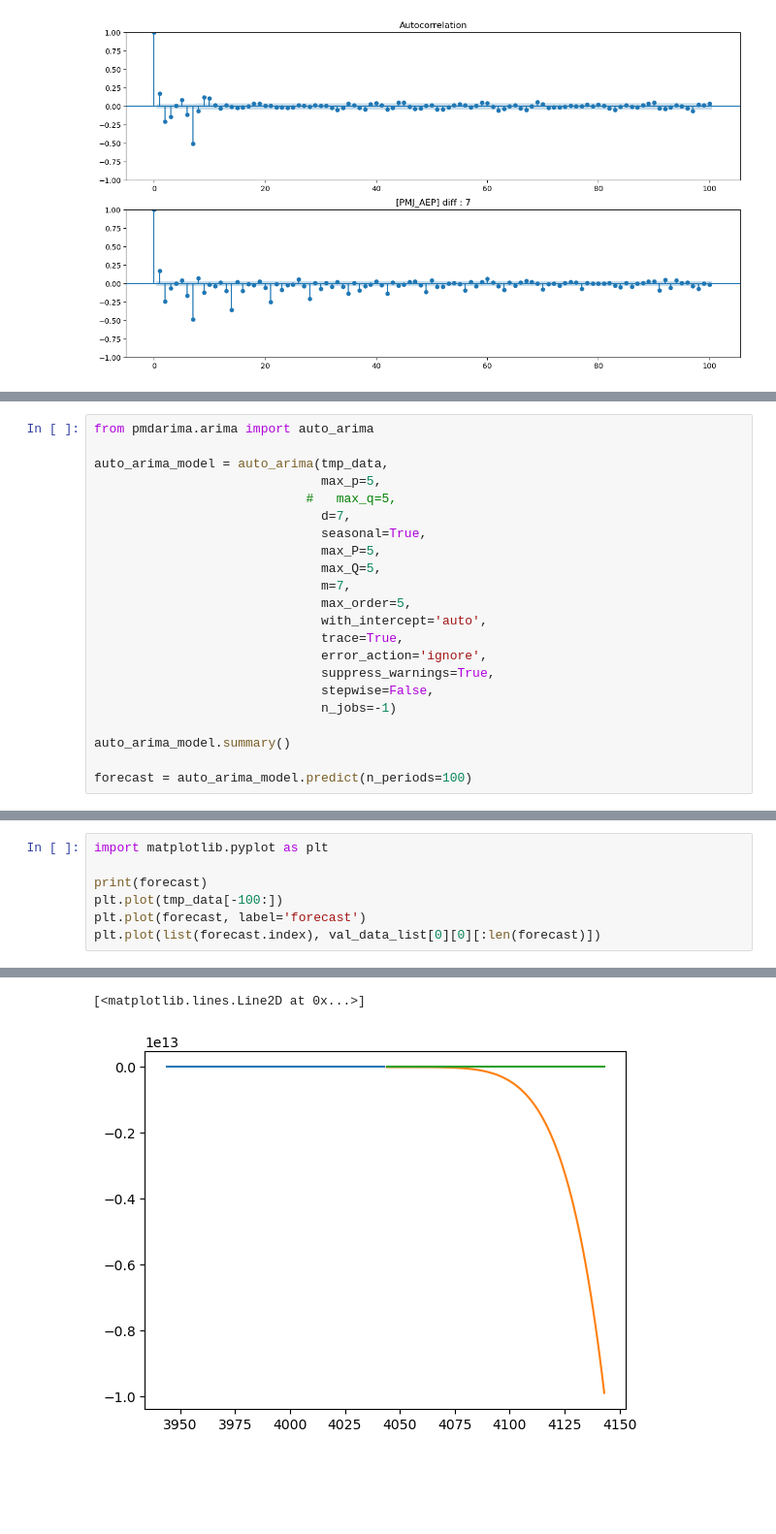
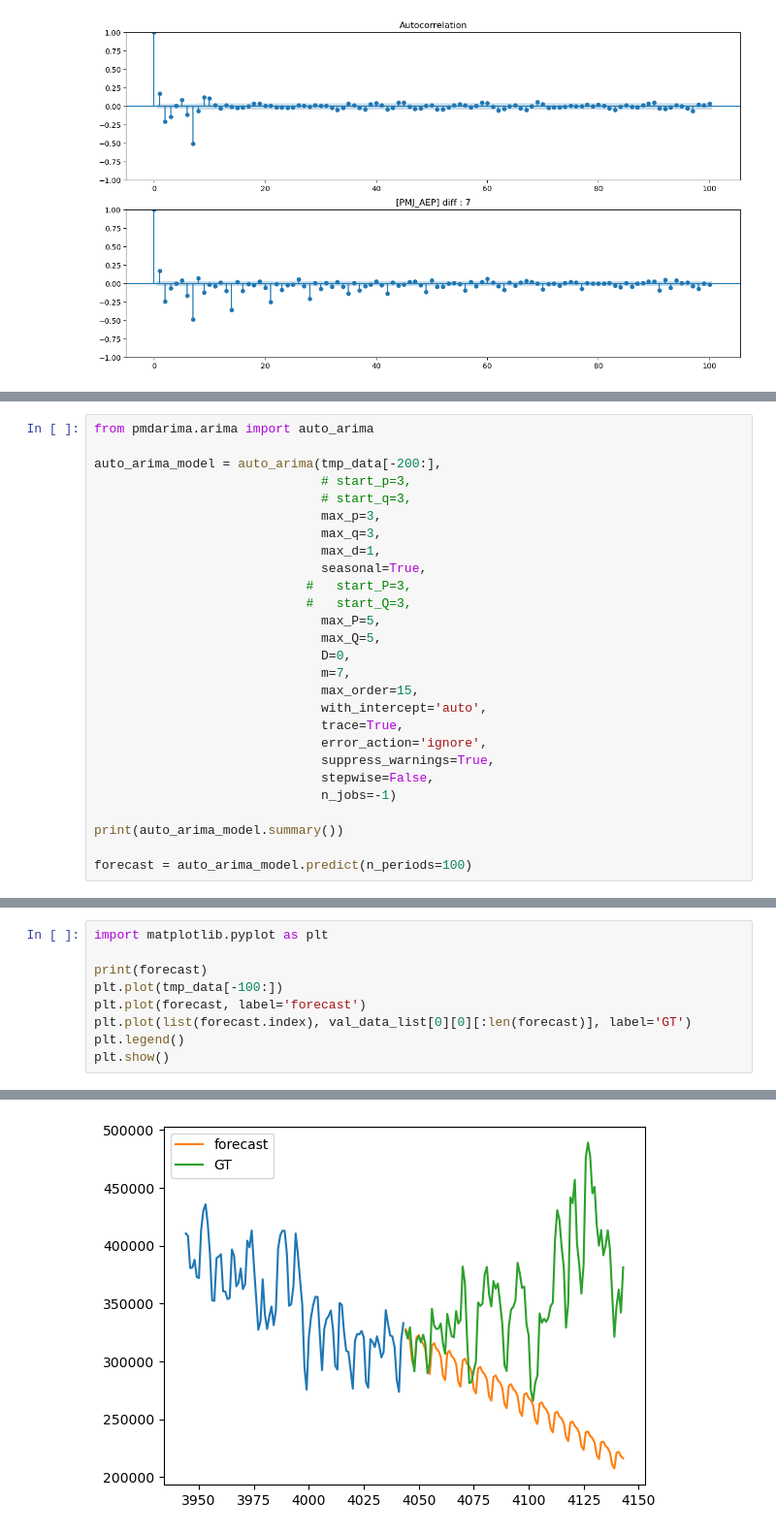
Before and after one commit to qja1998/co2_forecast, a Jupyter notebook: ARIMA/train.ipynb, the cells around one changed output, grey strips where cells are left out. Shown at 97% size. Drawn from its saved outputs; the diff is of its cells as text; blank space fills up the shorter version.

```diff
--- a/ARIMA/train.ipynb
+++ b/ARIMA/train.ipynb
@@ -117,15 +117,20 @@ Warnings:
 # %%
 from pmdarima.arima import auto_arima
 
-auto_arima_model = auto_arima(tmp_data,
-                              max_p=5,
-                            #   max_q=5,
-                              d=7,
+auto_arima_model = auto_arima(tmp_data[-200:],
+                              # start_p=3,
+                              # start_q=3,
+                              max_p=3,
+                              max_q=3,
+                              max_d=1,
                               seasonal=True,
+                            #   start_P=3,
+                            #   start_Q=3,
                               max_P=5,
                               max_Q=5,
+                              D=0,
                               m=7,
-                              max_order=5,
+                              max_order=15,
                               with_intercept='auto',
                               trace=True,
                               error_action='ignore',
@@ -133,7 +138,7 @@ auto_arima_model = auto_arima(tmp_data,
                               stepwise=False,
                               n_jobs=-1)
 
-auto_arima_model.summary()
+print(auto_arima_model.summary())
 
 forecast = auto_arima_model.predict(n_periods=100)
 # %% [output]
@@ -163,5 +165,7 @@ import matplotlib.pyplot as plt
 print(forecast)
 plt.plot(tmp_data[-100:])
 plt.plot(forecast, label='forecast')
-plt.plot(list(forecast.index), val_data_list[0][0][:len(forecast)])
+plt.plot(list(forecast.index), val_data_list[0][0][:len(forecast)], label='GT')
+plt.legend()
+plt.show()
 # %% [output]
@@ -179,3 +183,2 @@ plt.plot(list(forecast.index), val_data_list[0][0][:len(forecast)])
 Length: 100, dtype: float64
-[<matplotlib.lines.Line2D at 0x...>]
-[figure, old version]
+[figure, new version]
```
Also changed, not shown: parts of 3 cells of this notebook.
